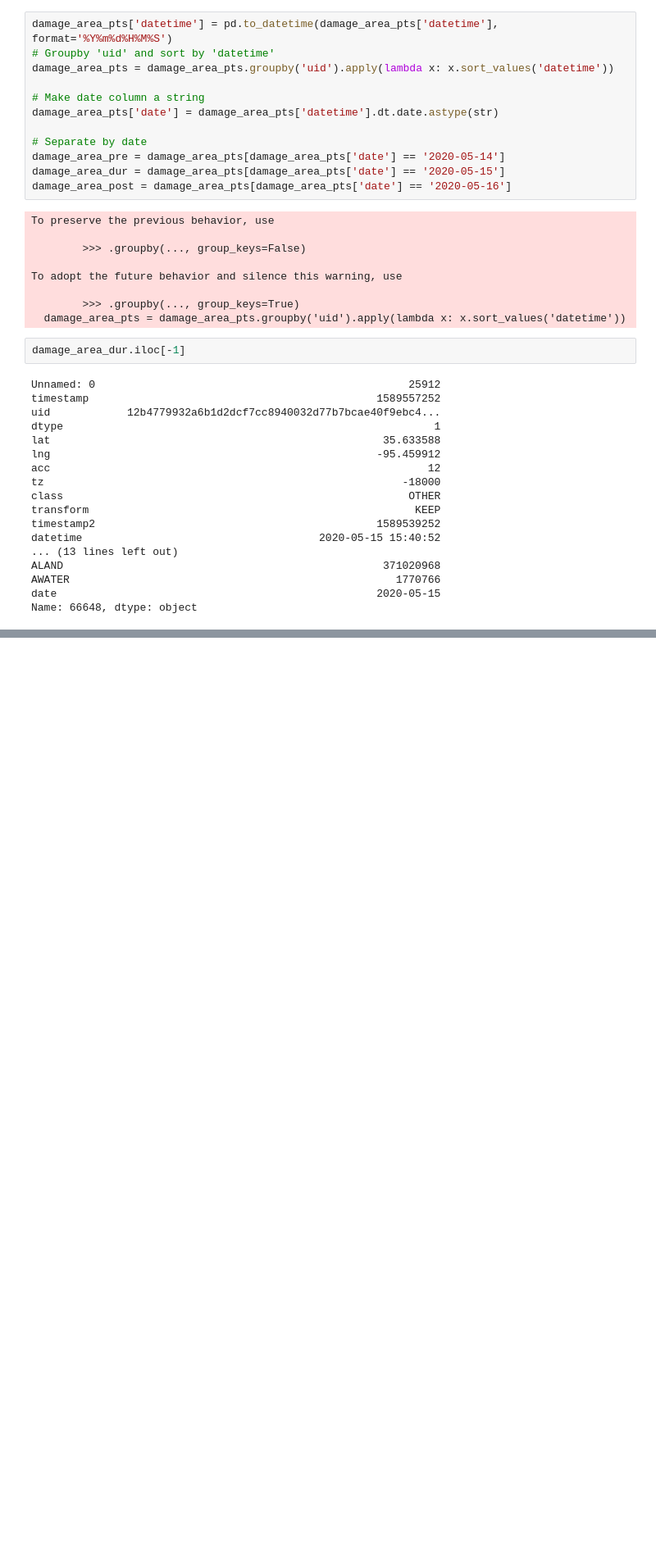
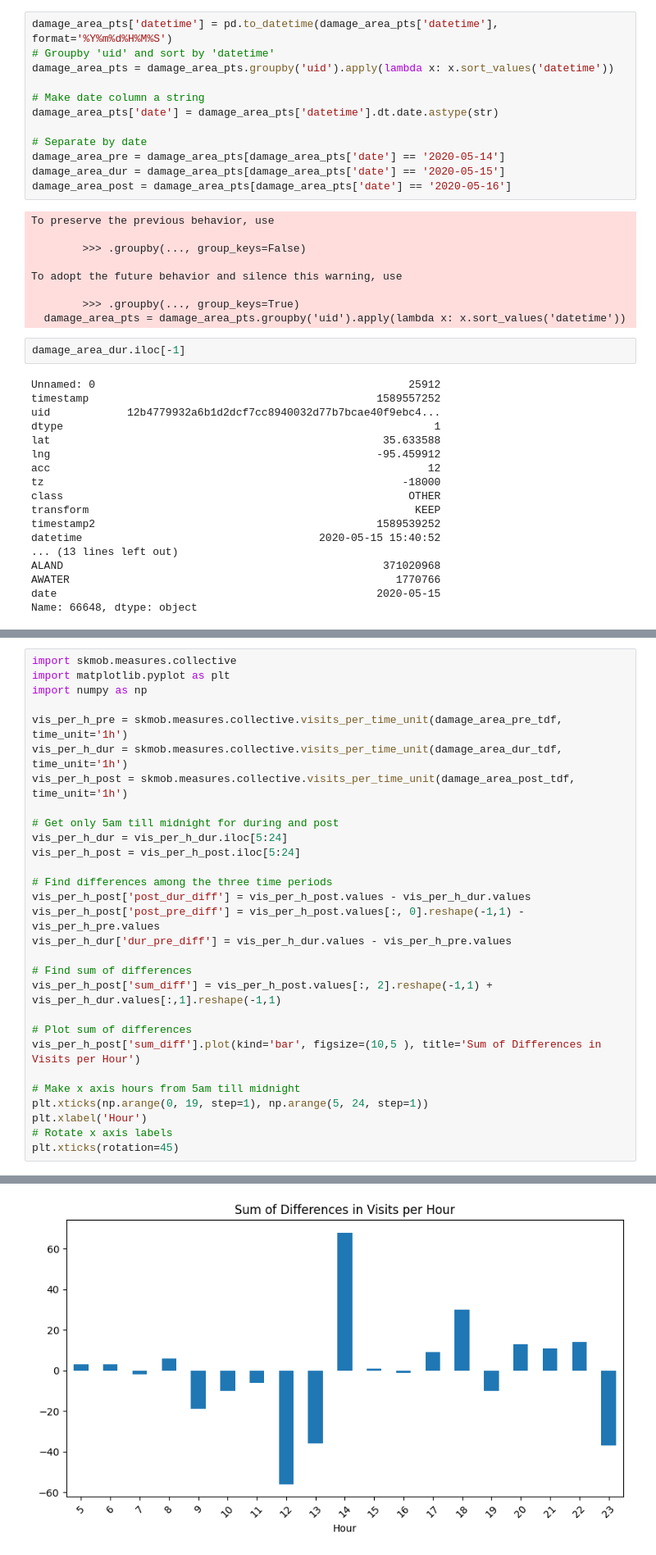
Before and after one commit to UW-GDA/SatMobFusion, a Jupyter notebook: geocoding_tests.ipynb, the cells around one changed output, grey strips where cells are left out. Shown at 82% size. Saved outputs shown, nothing was run; the diff lists cells and outputs as text; blank space fills up the shorter version.

```diff
--- a/geocoding_tests.ipynb
+++ b/geocoding_tests.ipynb
@@ -207,0 +346,30 @@ print(rg_df_post)
+# %%
+import skmob.measures.collective
+import matplotlib.pyplot as plt
+import numpy as np
+
+vis_per_h_pre = skmob.measures.collective.visits_per_time_unit(damage_area_pre_tdf, time_unit='1h')
+vis_per_h_dur = skmob.measures.collective.visits_per_time_unit(damage_area_dur_tdf, time_unit='1h')
+vis_per_h_post = skmob.measures.collective.visits_per_time_unit(damage_area_post_tdf, time_unit='1h')
+
+# Get only 5am till midnight for during and post
+vis_per_h_dur = vis_per_h_dur.iloc[5:24]
+vis_per_h_post = vis_per_h_post.iloc[5:24]
+
+# Find differences among the three time periods
+vis_per_h_post['post_dur_diff'] = vis_per_h_post.values - vis_per_h_dur.values
+vis_per_h_post['post_pre_diff'] = vis_per_h_post.values[:, 0].reshape(-1,1) - vis_per_h_pre.values
+vis_per_h_dur['dur_pre_diff'] = vis_per_h_dur.values - vis_per_h_pre.values
+
+# Find sum of differences
+vis_per_h_post['sum_diff'] = vis_per_h_post.values[:, 2].reshape(-1,1) + vis_per_h_dur.values[:,1].reshape(-1,1)
+
+# Plot sum of differences
+vis_per_h_post['sum_diff'].plot(kind='bar', figsize=(10,5 ), title='Sum of Differences in Visits per Hour')
+
+# Make x axis hours from 5am till midnight
+plt.xticks(np.arange(0, 19, step=1), np.arange(5, 24, step=1))
+plt.xlabel('Hour')
+# Rotate x axis labels
+plt.xticks(rotation=45)
+# %% [output]
@@ -207,0 +393 @@ print(rg_df_post)
+[figure, added]
```
Also changed, not shown: parts of 19 cells of this notebook.
